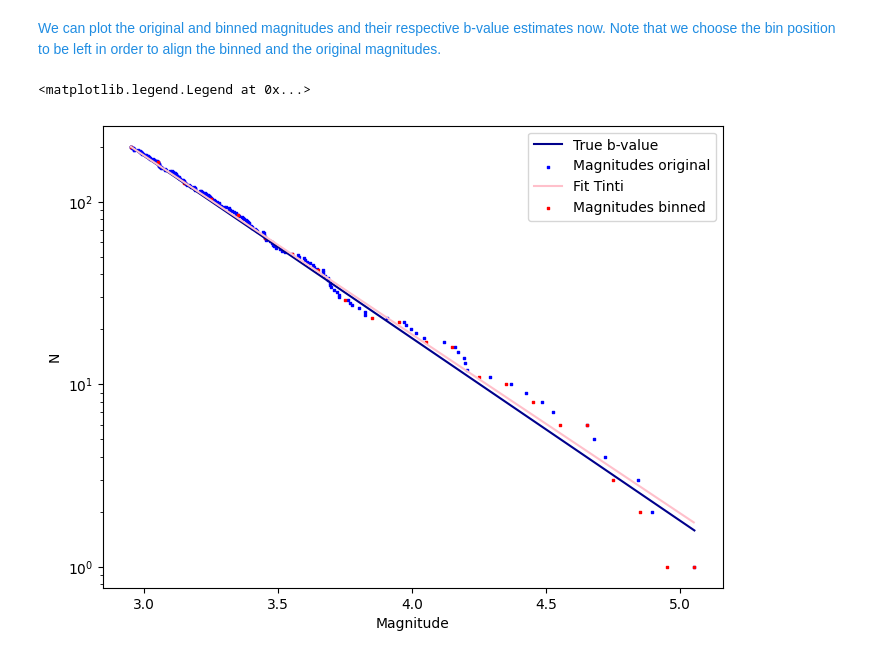
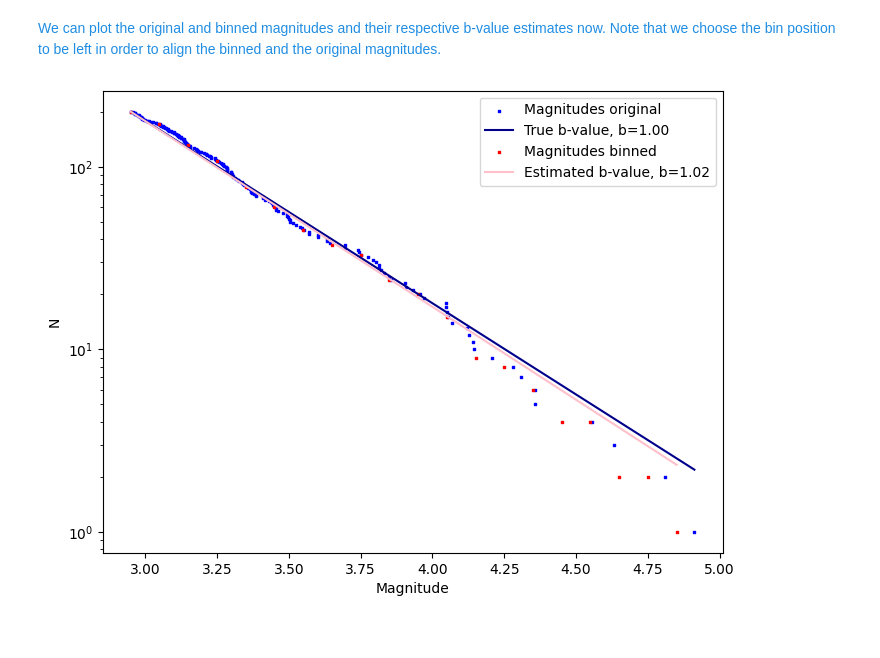
Before and after one commit to swiss-seismological-service/SeismoStats, a Jupyter notebook: notebooks/manual.ipynb, the cells around one changed output. Saved outputs shown, nothing was run; the diff lists cells and outputs as text; code cells hidden in the pictures.

Commit message:
fix: change notebook so that it uses the most recent plotting functionalities

```diff
--- a/manual.ipynb
+++ b/notebooks/manual.ipynb
@@ -247,11 +280,11 @@ b_estimate, error = estimate_b(mags_binned, mc=mc, delta_m=delta_m, return_std=T
 # %%
 ax = plt.subplots(figsize=(8, 6))[1]
 
-plot_cum_fmd(mags, ax=ax, b_value=b_value, mc=mc - delta_m/2, color=['blue', 'darkblue'])
+plot_cum_fmd(mags, ax=ax, b_value=b_value, mc=mc - delta_m/2,
+             color=['blue', 'darkblue'], legend=['Magnitudes original', 'True b-value'], size=3)
 plot_cum_fmd(mags_binned,ax=ax, b_value=b_estimate, delta_m=delta_m, color=['red', 'pink'],
-             bin_position='left')
+             bin_position='left', legend=['Magnitudes binned', 'Estimated b-value'], size=3)
 
-ax.legend(['True b-value', 'Magnitudes original', 'Fit Tinti', 'Magnitudes binned'])
+plt.show()
 # %% [output]
-<matplotlib.legend.Legend at 0x...>
-[figure, old version]
+[figure, new version]
```
Also changed, not shown: parts of 9 cells of this notebook, 1 other file.
